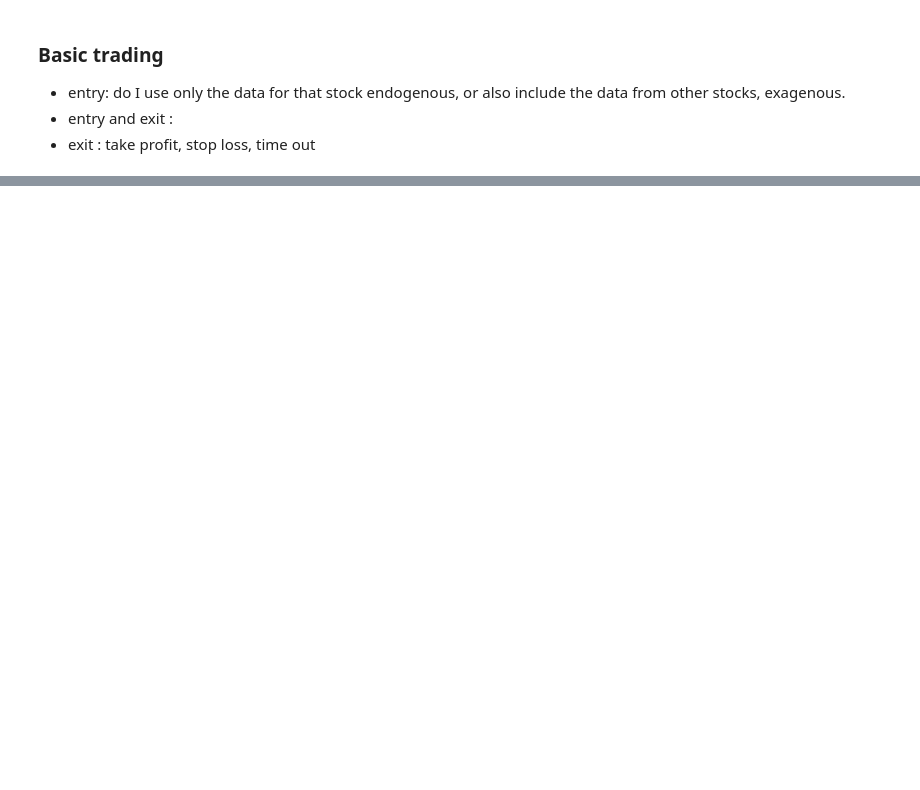
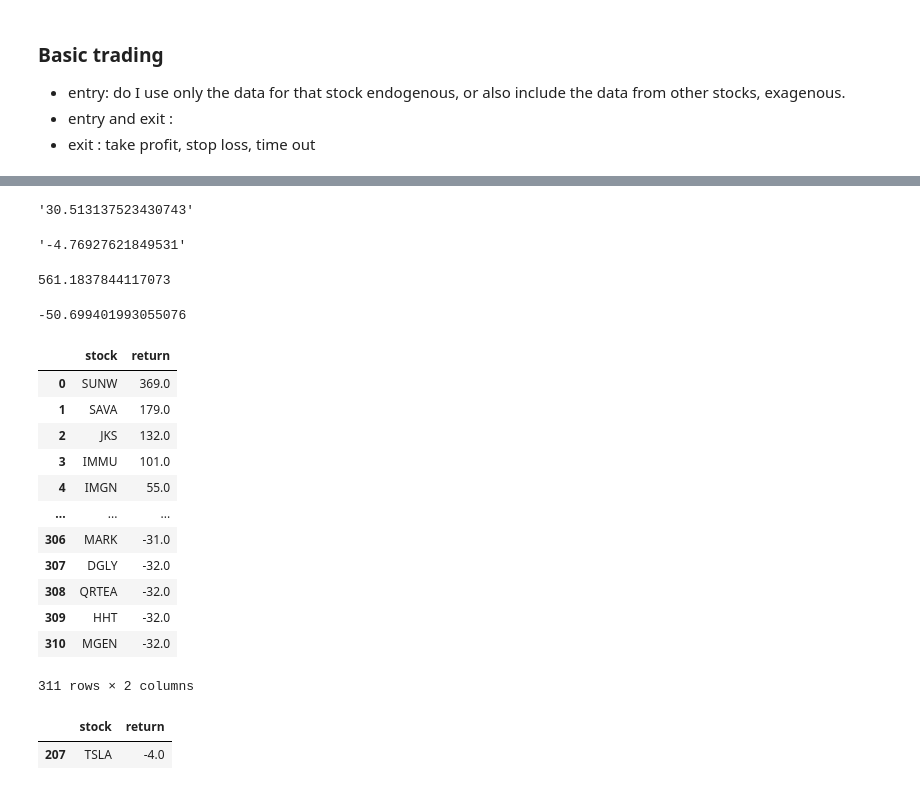
Before and after one commit to dataubc/stock_price_prediction, a Jupyter notebook: testing_strategy/strtegy.ipynb, the cells around one changed output, grey strips where cells are left out. Saved outputs shown, nothing was run; the diff lists cells and outputs as text; code cells hidden in the pictures; blank space fills up the shorter version.

```diff
--- a/testing_strategy/strtegy.ipynb
+++ b/testing_strategy/strtegy.ipynb
@@ -114,0 +223,16 @@ red white blue
+# %%
+maxR
+# %% [output]
+'30.513137523430743'
+# %%
+maxL
+# %% [output]
+'-4.76927621849531'
+# %%
+gains
+# %% [output]
+561.1837844117073
+# %%
+losses
+# %% [output]
+-50.699401993055076
@@ -114,0 +241,22 @@ red white blue
+# %%
+df = pd.DataFrame(d,columns = ['stock','return'])
+df
+# %% [output]
+|  | stock | return |
+| 0 | SUNW | 369.0 |
+| 1 | SAVA | 179.0 |
+| 2 | JKS | 132.0 |
+| 3 | IMMU | 101.0 |
+| 4 | IMGN | 55.0 |
+| ... | ... | ... |
+| 306 | MARK | -31.0 |
+| 307 | DGLY | -32.0 |
+| 308 | QRTEA | -32.0 |
+| 309 | HHT | -32.0 |
+| 310 | MGEN | -32.0 |
+311 rows × 2 columns
+# %%
+df[df.stock =='TSLA']
+# %% [output]
+|  | stock | return |
+| 207 | TSLA | -4.0 |
```
Also changed, not shown: parts of 14 cells of this notebook, 21 other files.
